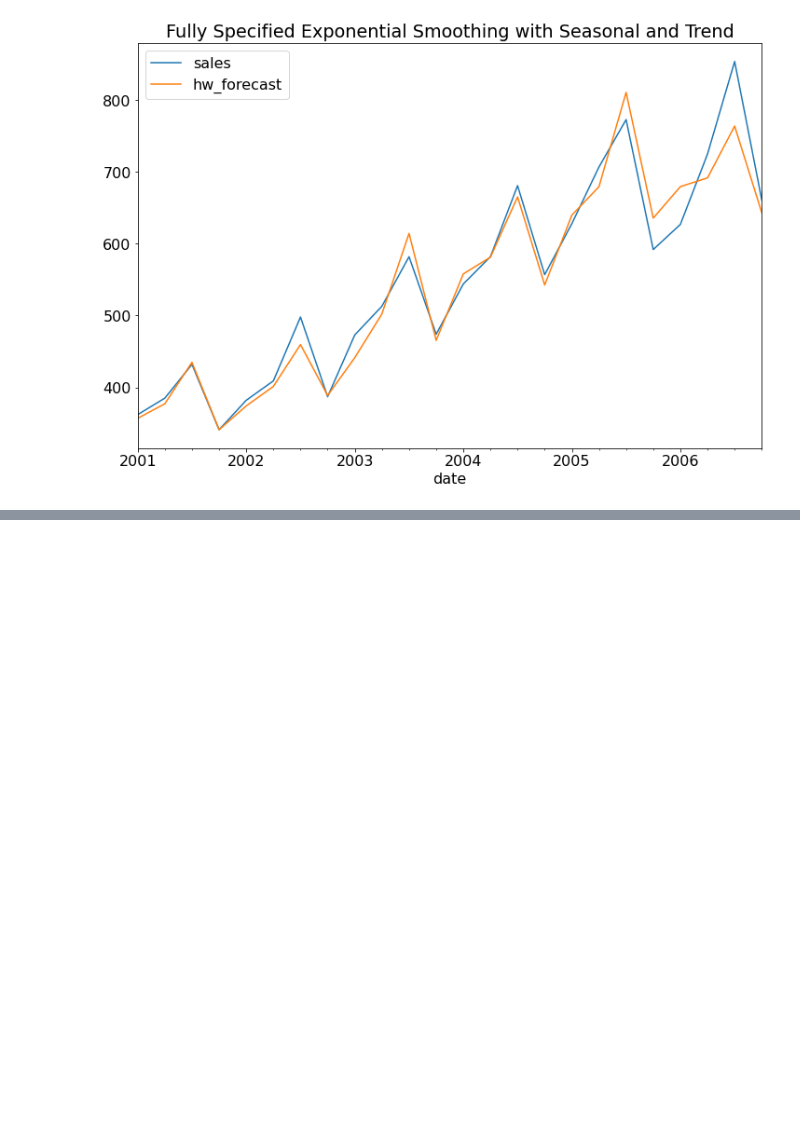
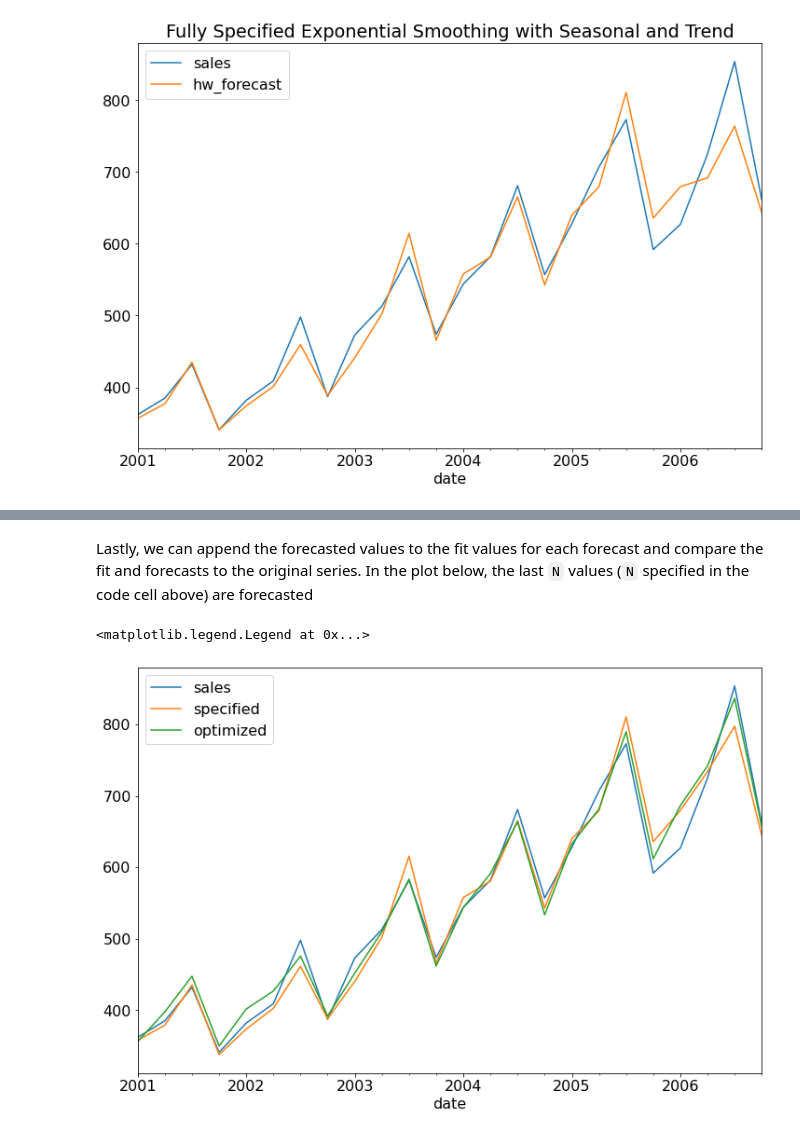
Before and after one commit to ZacharySBrown/vcu-scma440-2021q1, a Jupyter notebook: examples/4b_holt_winters.ipynb, the cells around one changed output, grey strips where cells are left out. Drawn from its saved outputs; the diff is of its cells as text; code cells hidden in the pictures; blank space fills up the shorter version.

```diff
--- a/examples/4b_holt_winters.ipynb
+++ b/examples/4b_holt_winters.ipynb
@@ -247,0 +301,18 @@ Freq: QS-DEC, dtype: float64
+# %% [markdown]
+Lastly, we can append the forecasted values to the fit values for each forecast and compare the fit and forecasts to the original series. In the plot below, the last `N` values (`N` specified in the code cell above) are forecasted
+# %%
+specified_fit_forecast = results_specified.fittedvalues.append(specified_forecast)
+specified_fit_forecast.name = 'specified'
+optimized_fit_forecast = results_optimized.fittedvalues.append(optimized_forecast)
+optimized_fit_forecast.name = 'optimized'
+
+quarterly_sales['sales'].plot()
+
+specified_fit_forecast.plot()
+
+optimized_fit_forecast.plot()
+
+plt.legend()
+# %% [output]
+<matplotlib.legend.Legend at 0x...>
+[figure, added]
```
Also changed, not shown: parts of 8 cells of this notebook.
